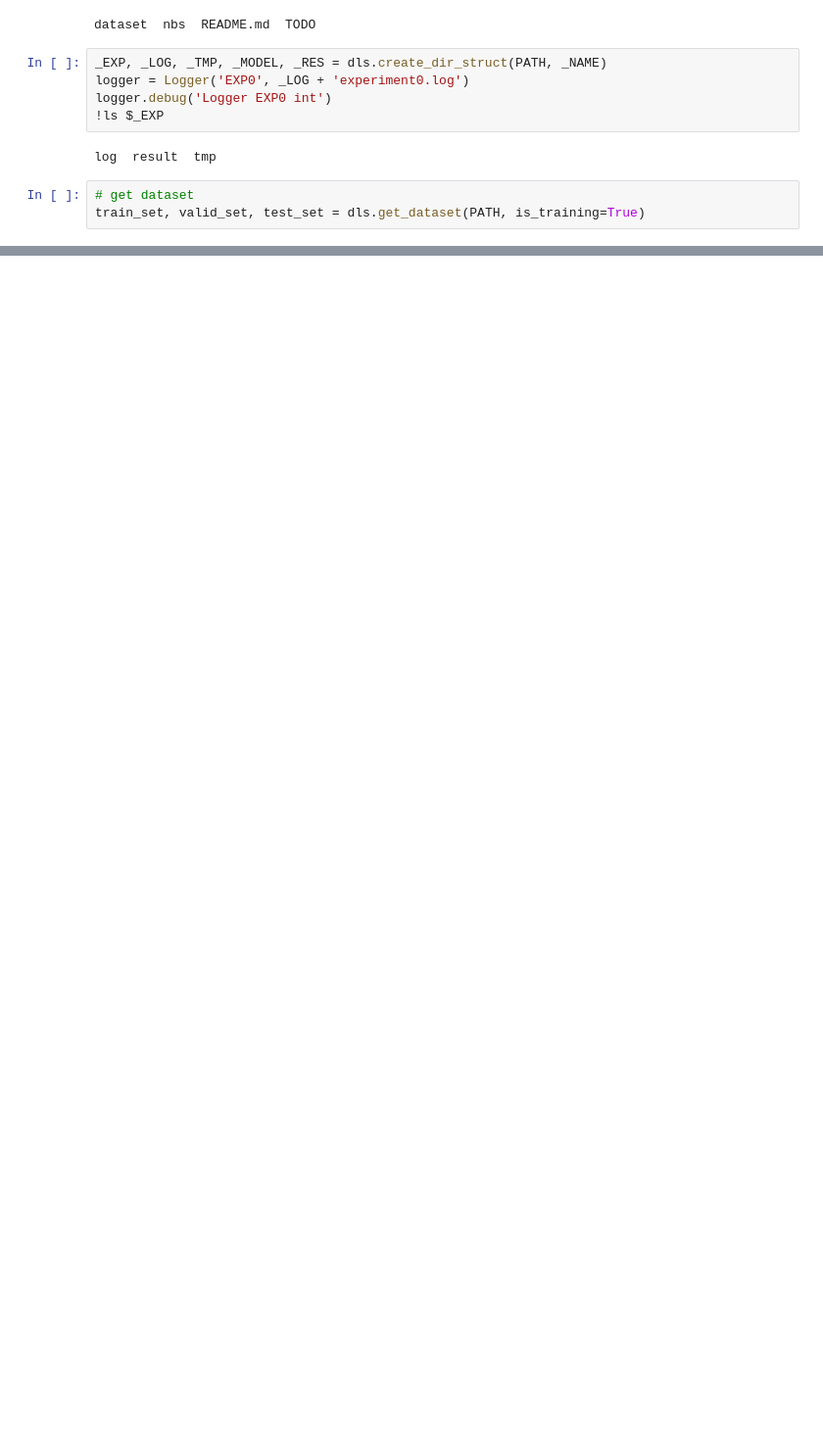
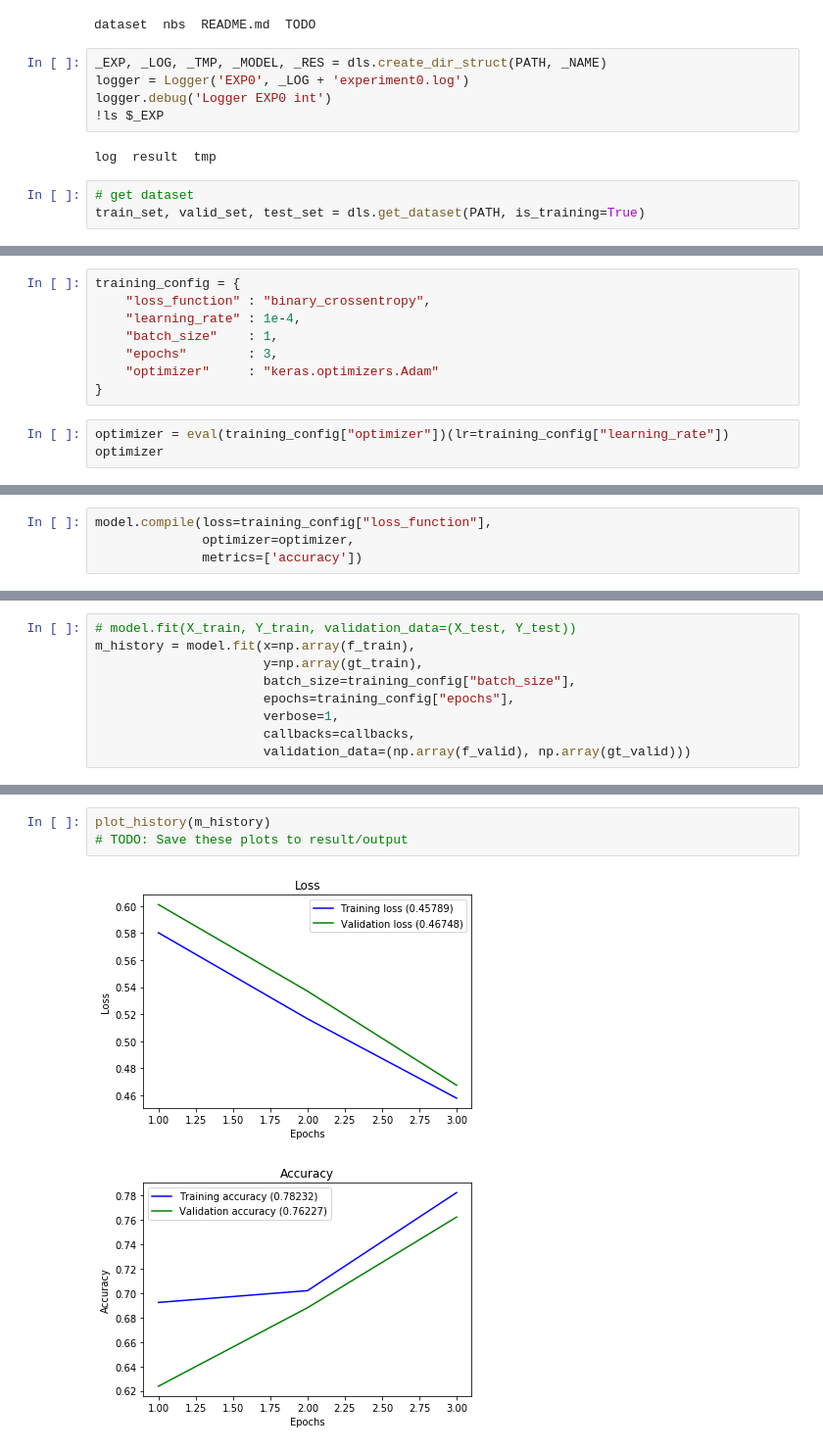
Before and after one commit to mrtpk/crispy-eureka, a Jupyter notebook: nbs/experiment 0.ipynb, the cells around one changed output, grey strips where cells are left out. Shown at 98% size. Cells and saved outputs as stored; diff of their text form; blank space fills up the shorter version.

```diff
--- a/nbs/experiment 0.ipynb
+++ b/nbs/experiment 0.ipynb
@@ -47,0 +167,11 @@ train_set, valid_set, test_set = dls.get_dataset(PATH, is_training=True)
+# %%
+training_config = {
+    "loss_function" : "binary_crossentropy",
+    "learning_rate" : 1e-4,
+    "batch_size"    : 1,
+    "epochs"        : 3,
+    "optimizer"     : "keras.optimizers.Adam"
+}
+# %%
+optimizer = eval(training_config["optimizer"])(lr=training_config["learning_rate"])
+optimizer
@@ -47,0 +180,4 @@ train_set, valid_set, test_set = dls.get_dataset(PATH, is_training=True)
+# %%
+model.compile(loss=training_config["loss_function"],
+              optimizer=optimizer,
+              metrics=['accuracy'])
@@ -47,0 +188,9 @@ train_set, valid_set, test_set = dls.get_dataset(PATH, is_training=True)
+# %%
+# model.fit(X_train, Y_train, validation_data=(X_test, Y_test))
+m_history = model.fit(x=np.array(f_train),
+                      y=np.array(gt_train),
+                      batch_size=training_config["batch_size"],
+                      epochs=training_config["epochs"],
+                      verbose=1,
+                      callbacks=callbacks,
+                      validation_data=(np.array(f_valid), np.array(gt_valid)))
@@ -47,0 +210,6 @@ train_set, valid_set, test_set = dls.get_dataset(PATH, is_training=True)
+# %%
+plot_history(m_history)
+# TODO: Save these plots to result/output
+# %% [output]
+[figure, added]
+[figure, added]
```
Also changed, not shown: parts of 26 cells of this notebook, 2 other files.
